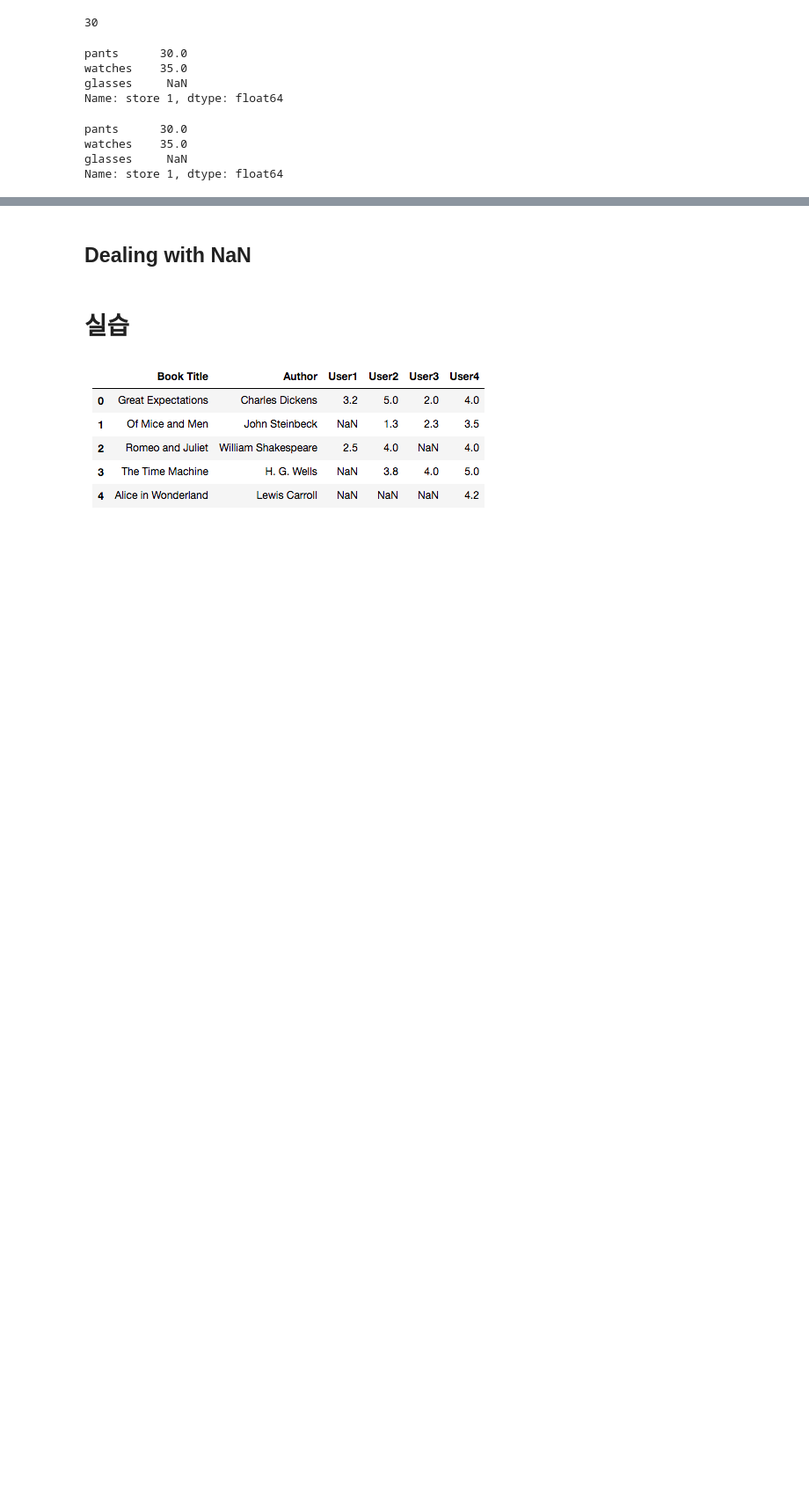
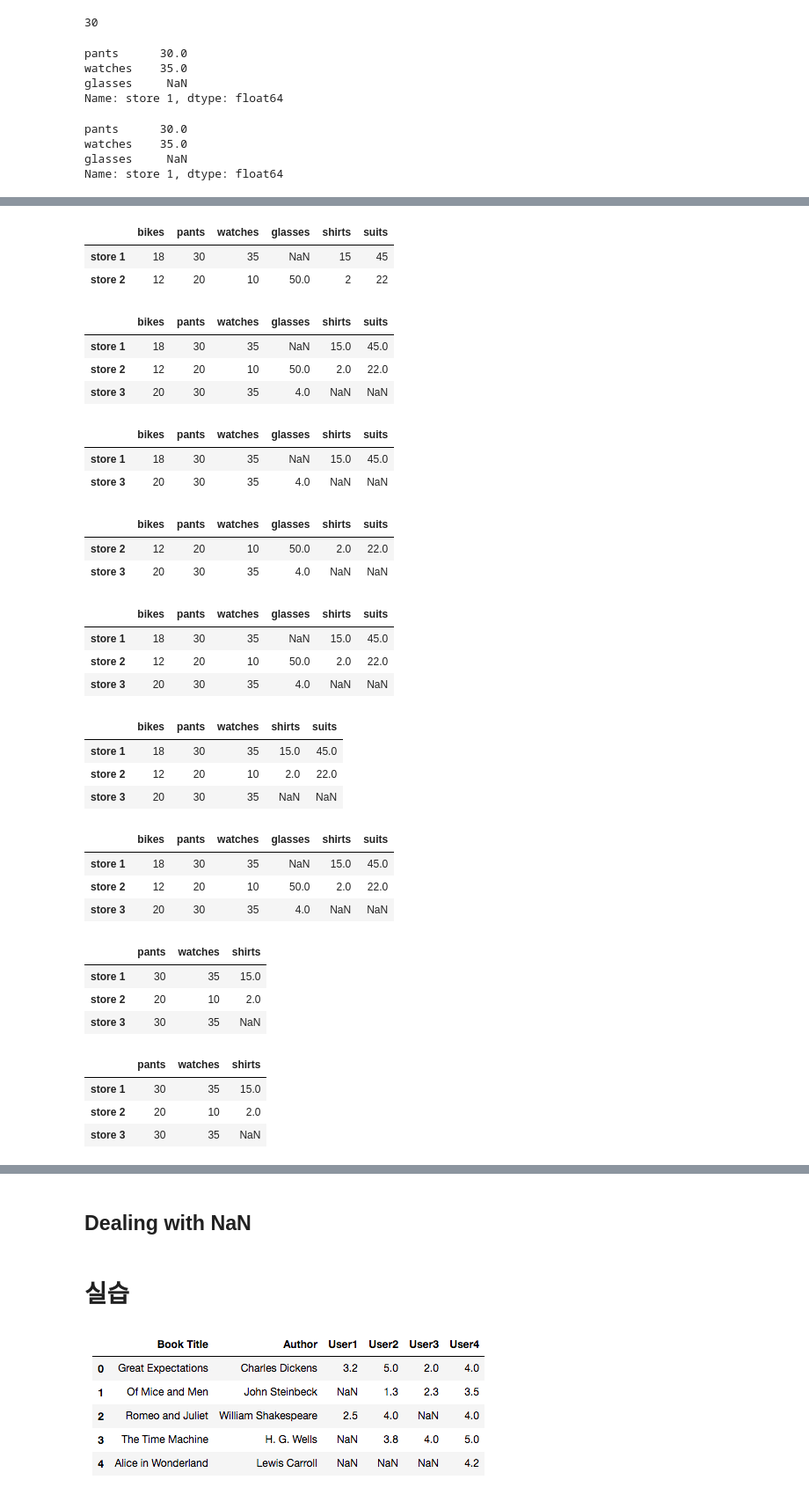
Before and after one commit to macro0630/kdt, a Jupyter notebook: 강의내용/데이터분석/1.a 강의 pandas.ipynb, the cells around one changed output, grey strips where cells are left out. Shown: that part at 88% size. Saved outputs shown, nothing was run; the diff lists cells and outputs as text; code cells hidden in the pictures; blank space fills up the shorter version.

```diff
--- a/강의내용/데이터분석/1.a 강의 pandas.ipynb
+++ b/강의내용/데이터분석/1.a 강의 pandas.ipynb
@@ -449,0 +486,8 @@ Name: store 1, dtype: float64
+# %%
+df['suits'] = df['pants'] + df['shirts']
+# %%
+df
+# %% [output]
+|  | bikes | pants | watches | glasses | shirts | suits |
+| store 1 | 18 | 30 | 35 | NaN | 15 | 45 |
+| store 2 | 12 | 20 | 10 | 50.0 | 2 | 22 |
@@ -449,0 +500,7 @@ Name: store 1, dtype: float64
+# %%
+df
+# %% [output]
+|  | bikes | pants | watches | glasses | shirts | suits |
+| store 1 | 18 | 30 | 35 | NaN | 15.0 | 45.0 |
+| store 2 | 12 | 20 | 10 | 50.0 | 2.0 | 22.0 |
+| store 3 | 20 | 30 | 35 | 4.0 | NaN | NaN |
@@ -449,0 +510,33 @@ Name: store 1, dtype: float64
+# %%
+df.drop( 'store 2' )
+# %% [output]
+|  | bikes | pants | watches | glasses | shirts | suits |
+| store 1 | 18 | 30 | 35 | NaN | 15.0 | 45.0 |
+| store 3 | 20 | 30 | 35 | 4.0 | NaN | NaN |
+# %%
+df.drop('store 1')
+# %% [output]
+|  | bikes | pants | watches | glasses | shirts | suits |
+| store 2 | 12 | 20 | 10 | 50.0 | 2.0 | 22.0 |
+| store 3 | 20 | 30 | 35 | 4.0 | NaN | NaN |
+# %%
+df
+# %% [output]
+|  | bikes | pants | watches | glasses | shirts | suits |
+| store 1 | 18 | 30 | 35 | NaN | 15.0 | 45.0 |
+| store 2 | 12 | 20 | 10 | 50.0 | 2.0 | 22.0 |
+| store 3 | 20 | 30 | 35 | 4.0 | NaN | NaN |
+# %%
+df.drop('glasses' , axis=1)
+# %% [output]
+|  | bikes | pants | watches | shirts | suits |
+| store 1 | 18 | 30 | 35 | 15.0 | 45.0 |
+| store 2 | 12 | 20 | 10 | 2.0 | 22.0 |
+| store 3 | 20 | 30 | 35 | NaN | NaN |
+# %%
+df
+# %% [output]
+|  | bikes | pants | watches | glasses | shirts | suits |
+| store 1 | 18 | 30 | 35 | NaN | 15.0 | 45.0 |
+| store 2 | 12 | 20 | 10 | 50.0 | 2.0 | 22.0 |
+| store 3 | 20 | 30 | 35 | 4.0 | NaN | NaN |
@@ -449,0 +545,14 @@ Name: store 1, dtype: float64
+# %%
+df.drop( ['bikes','glasses','suits' ] , axis =1 )
+# %% [output]
+|  | pants | watches | shirts |
+| store 1 | 30 | 35 | 15.0 |
+| store 2 | 20 | 10 | 2.0 |
+| store 3 | 30 | 35 | NaN |
+# %%
+df[ ['pants', 'watches', 'shirts' ] ]
+# %% [output]
+|  | pants | watches | shirts |
+| store 1 | 30 | 35 | 15.0 |
+| store 2 | 20 | 10 | 2.0 |
+| store 3 | 30 | 35 | NaN |
```
Also changed, not shown: parts of 30 cells of this notebook.
